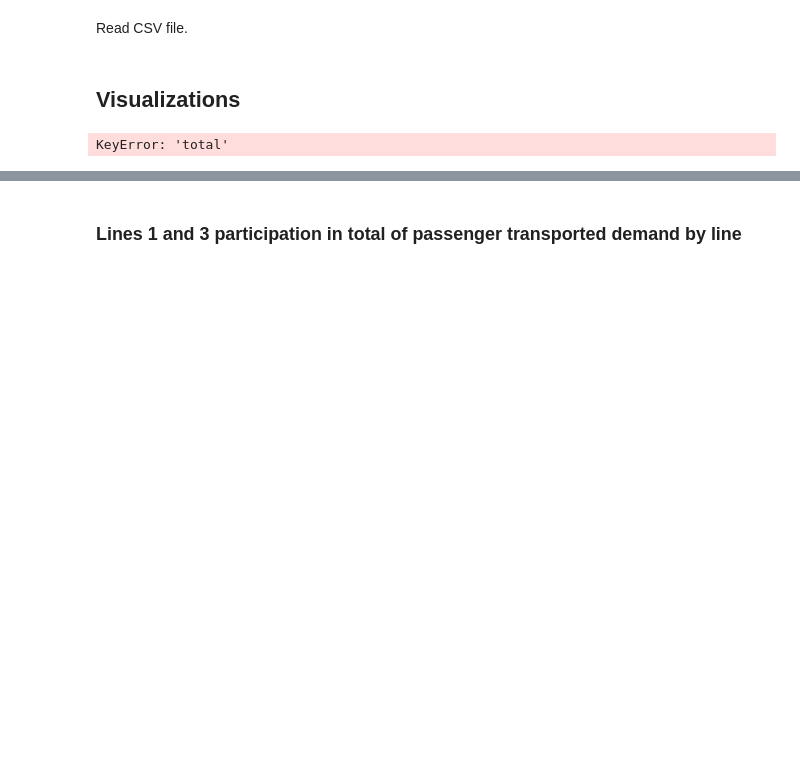
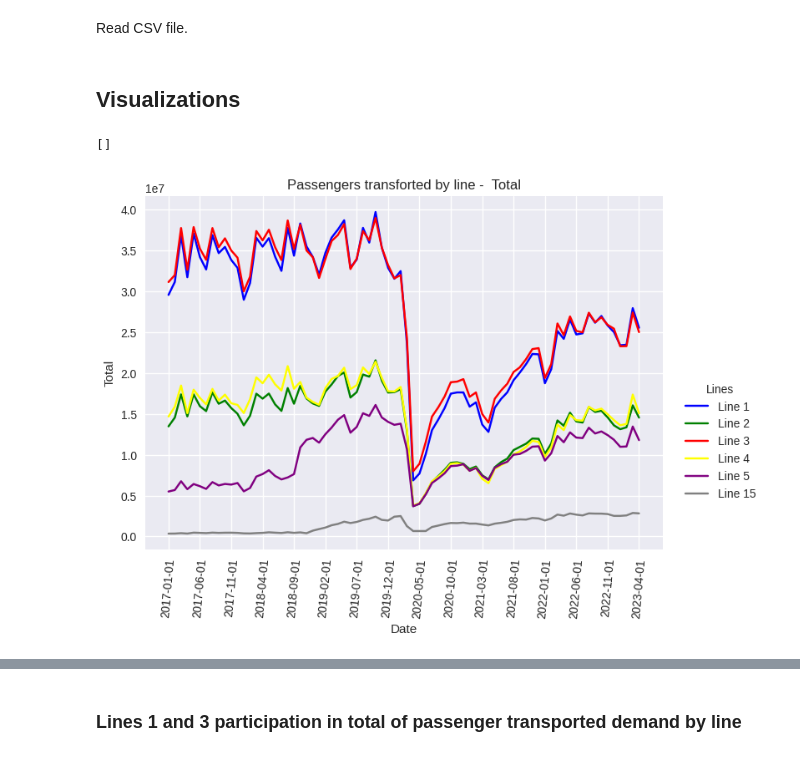
Before and after one commit to OmdenaAI/sao-paulo-chapter-passenger-demand, a Jupyter notebook: src/tasks/task_2_eda_dashboards/Rogerio-Chaves/Rogerio-Chaves-EDA.ipynb, the cells around one changed output, grey strips where cells are left out. Cells and saved outputs as stored; diff of their text form; code cells hidden in the pictures; blank space fills up the shorter version.

```diff
--- a/src/tasks/task_2_eda_dashboards/Rogerio-Chaves/Rogerio-Chaves-EDA.ipynb
+++ b/src/tasks/task_2_eda_dashboards/Rogerio-Chaves/Rogerio-Chaves-EDA.ipynb
@@ -24,18 +24,19 @@ df = pd.read_csv(PATH, index_col='year_month')
 # %%
 plt.plot(df[df['line'] == 1].index, df[df['line'] == 1].loc[:,'total'], label='Line 1', color='blue')
 plt.plot(df[df['line'] == 2].index, df[df['line'] == 2].loc[:,'total'], label='Line 2', color='green')
 plt.plot(df[df['line'] == 3].index, df[df['line'] == 3].loc[:,'total'], label='Line 3', color='red')
 plt.plot(df[df['line'] == 4].index, df[df['line'] == 4].loc[:,'total'], label='Line 4', color='yellow')
 plt.plot(df[df['line'] == 5].index, df[df['line'] == 5].loc[:,'total'], label='Line 5', color='purple')
 plt.plot(df[df['line'] == 15].index, df[df['line'] == 15].loc[:,'total'], label='Line 15', color='gray')
 plt.title('Passengers transforted by line -  Total')
 plt.xlabel('Date')
 plt.ylabel('Total')
-plt.xticks(ticks=list(np.unique(df.index))[::2], rotation=85)
+plt.xticks(ticks=list(np.unique(df.index))[::5], rotation=85)
 plt.legend(bbox_to_anchor=(0.7, 0., 0.5, 0.5), title='Lines')
 plt.plot()
 # %% [output]
-KeyError: 'total'
+[]
+[figure, added]
 # %%
 color_lines = {1: 'blue', 2: 'green', 3: 'red', 4: 'yellow', 5: 'purple', 15: 'gray'}
 
```
Also changed, not shown: parts of 5 cells of this notebook.
